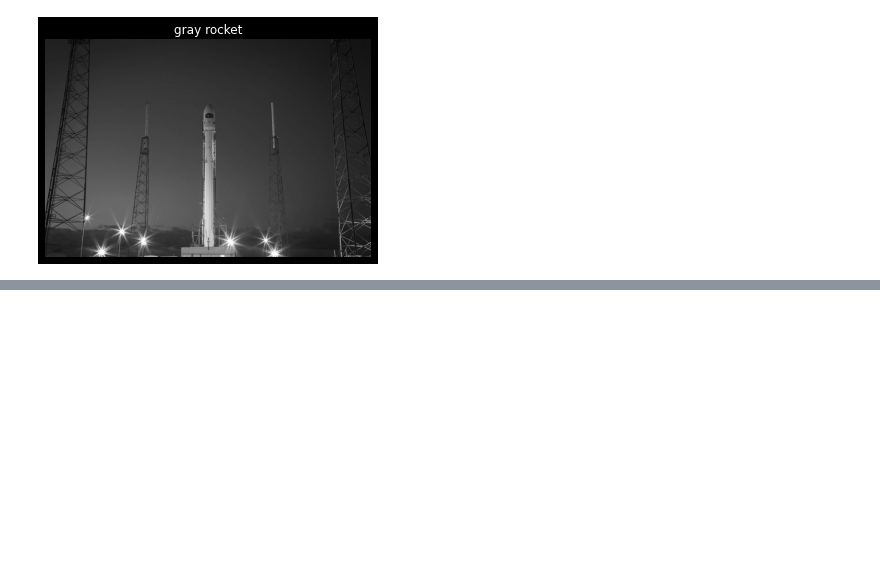
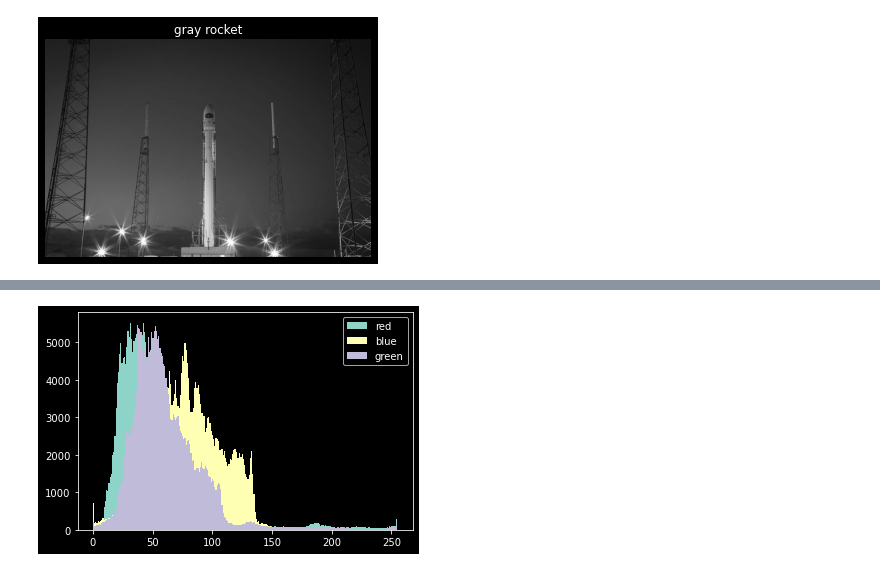
Before and after one commit to renan-lemes/python_labs, a Jupyter notebook: ProcessingImage/img.ipynb, the cells around one changed output, grey strips where cells are left out. Cells and saved outputs as stored; diff of their text form; code cells hidden in the pictures; blank space fills up the shorter version.

```diff
--- a/ProcessingImage/img.ipynb
+++ b/ProcessingImage/img.ipynb
@@ -44,3 +44,7 @@ rocket_image_gray = color.rgb2gray(rocket_image)
 show_image(rocket_image_gray, 'gray rocket')
 # %% [output]
 [figure]
+# %%
+red = rocket_image[:, :, 0]
+green = rocket_image[:, :, 1]
+blue = rocket_image[:, :, 2]
@@ -46,0 +64,11 @@ show_image(rocket_image_gray, 'gray rocket')
+# %%
+plt.hist(red.ravel(), bins=256)
+plt.hist(blue.ravel(), bins=256)
+plt.hist(green.ravel(), bins=256)
+plt.legend(['red', 'blue', 'green'])
+plt.show()
+
+# Ravel retorna uma matriz cpntinua dos valores da cor da imagem
+# Definimos bins como 256 porque mostraremos o número de pixels para cada valor de pixel.
+# %% [output]
+[figure, added]
```
Also changed, not shown: parts of 4 cells of this notebook.
